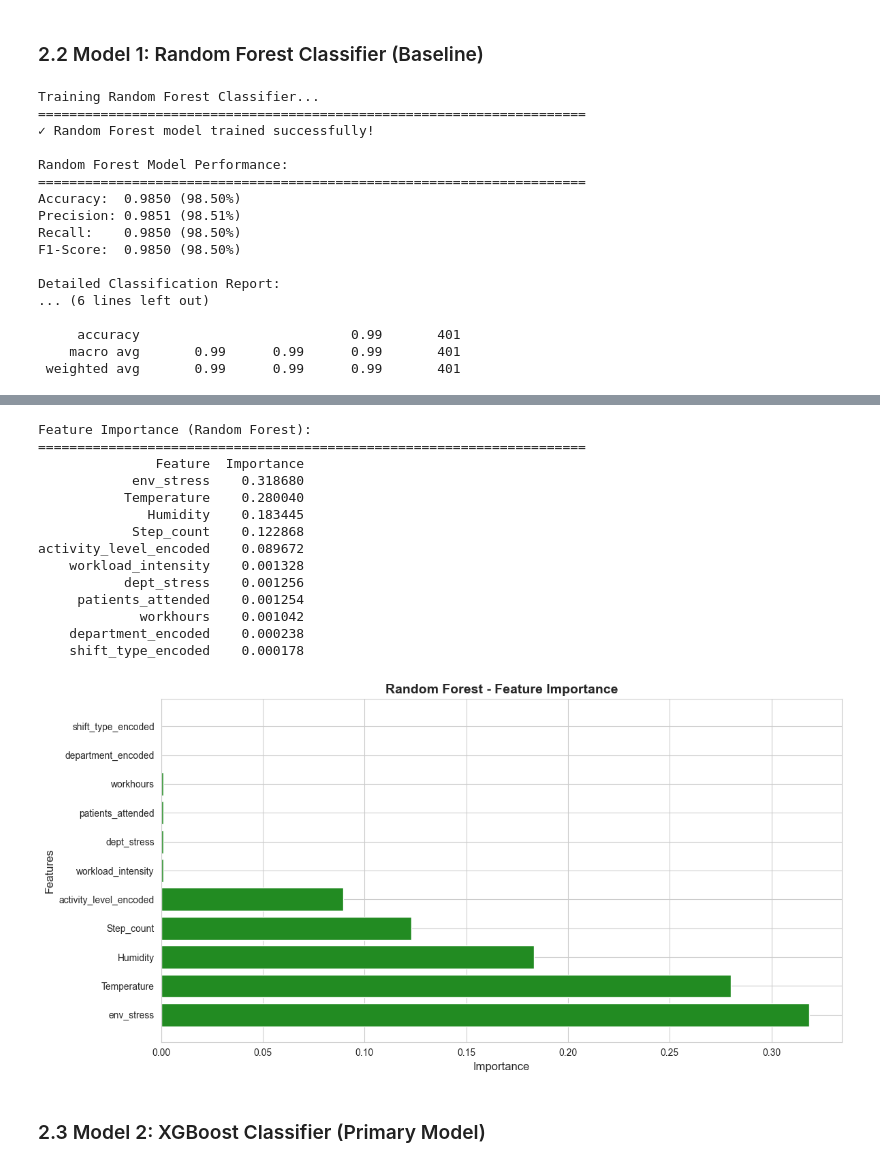
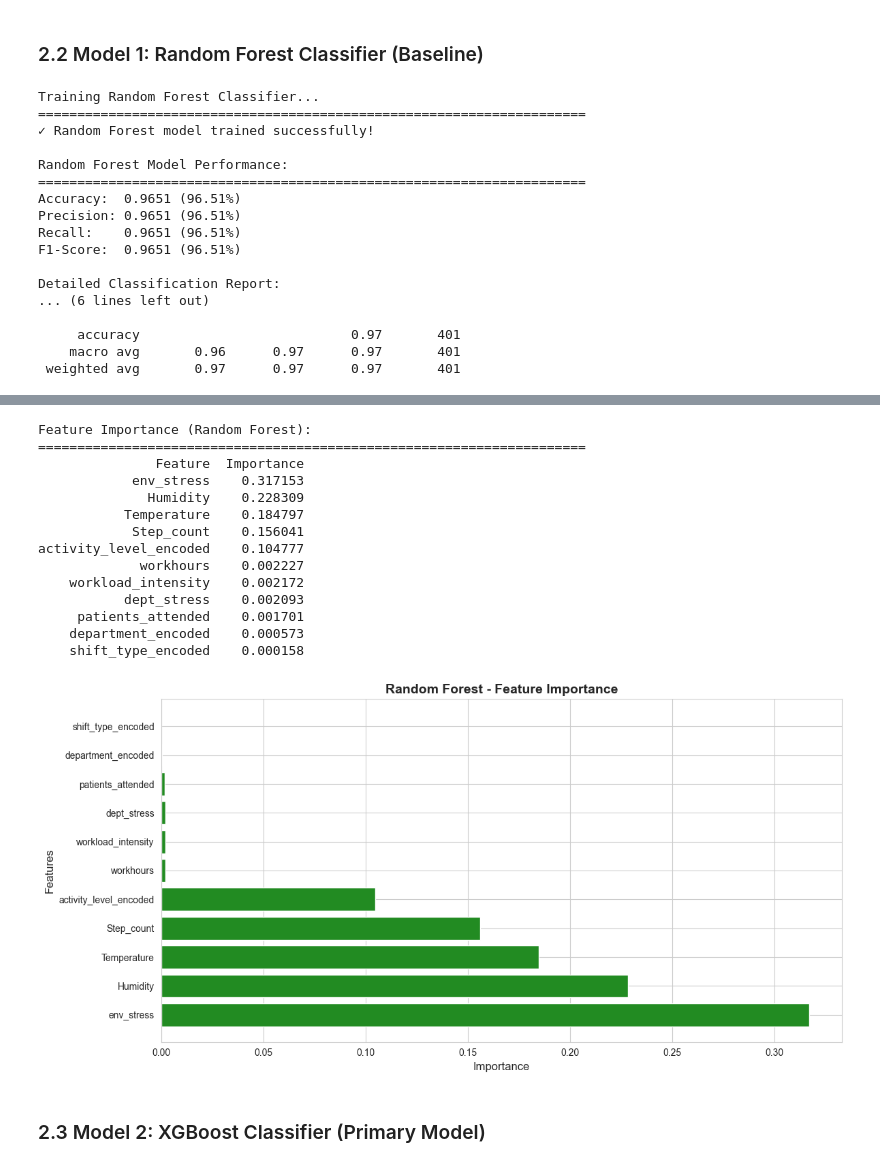
Before and after one commit to NandeeshNB/Explainable-Generative-AI-for-Stress-and-Burnout-Risk-Prediction-in-Healthcare-Workers, a Jupyter notebook: phase1_2_stress_prediction.ipynb, the cells around one changed output, grey strips where cells are left out. Drawn from its saved outputs; the diff is of its cells as text; code cells hidden in the pictures.

```diff
--- a/phase1_2_stress_prediction.ipynb
+++ b/phase1_2_stress_prediction.ipynb
@@ -286,7 +286,7 @@ SRG             24.0  0.0             33.47  2.47        8.20  0.77
 - Adds natural noise to prevent 100% accuracy
 # %%
 # FIXED DATA INTEGRATION - Prevents overfitting
-# Strategy: Break correlation + add noise + independent shuffling
+# Strategy: Break correlation + add HEAVY noise + independent shuffling
 
 physio_size = len(physio_data)
 workplace_size = len(workplace_data)
@@ -305,9 +305,8 @@ workplace_sampled = workplace_sampled.sample(frac=1, random_state=555).reset_ind
 # Combine the datasets
 combined_data = pd.concat([physio_data.reset_index(drop=True), workplace_sampled], axis=1)
 
-# ADD SIGNIFICANT NOISE to break perfect correlations
-# Temperature and Humidity are too perfectly correlated with stress
-noise_level = 0.05  # Increased to 5% noise (was 1%)
+# ADD HEAVY NOISE to break perfect correlations
+noise_level = 0.10  # Increased to 10% noise (was 5%)
 
 numerical_cols = ['Humidity', 'Temperature', 'Step_count', 'workhours',
                   'patients_attended', 'dept_stress']
@@ -317,11 +316,14 @@ for col in numerical_cols:
     noise = np.random.normal(0, combined_data[col].std() * noise_level, size=len(combined_data))
     combined_data[col] = combined_data[col] + noise
 
-# Add extra noise specifically to Temperature (strongest predictor)
-extra_noise = np.random.normal(0, combined_data['Temperature'].std() * 0.03, size=len(combined_data))
-combined_data['Temperature'] = combined_data['Temperature'] + extra_noise
+# Add EXTRA heavy noise to Temperature and Humidity (strongest predictors)
+extra_noise_temp = np.random.normal(0, combined_data['Temperature'].std() * 0.08, size=len(combined_data))
+combined_data['Temperature'] = combined_data['Temperature'] + extra_noise_temp
 
-print("✓ Added noise (5%) to prevent overfitting")
+extra_noise_hum = np.random.normal(0, combined_data['Humidity'].std() * 0.08, size=len(combined_data))
+combined_data['Humidity'] = combined_data['Humidity'] + extra_noise_hum
+
+print("✓ Added heavy noise (10% + extra 8% on Temp/Humidity) to prevent overfitting")
 print(f"\nCombined dataset shape: {combined_data.shape}")
 print(f"✓ Data integration completed")
 
@@ -755,24 +757,24 @@ Features used for modeling:
 # %% [markdown]
 ### 2.2 Model 1: Random Forest Classifier (Baseline)
 # %%
-# Train Random Forest model with strong regularization to prevent overfitting
+# Train Random Forest model with VERY STRONG regularization
 print("Training Random Forest Classifier...")
 print("="*70)
 
-# Initialize Random Forest with parameters to PREVENT overfitting
+# Initialize Random Forest with AGGRESSIVE constraints
 rf_model = RandomForestClassifier(
-    n_estimators=50,            # Reduced trees
-    max_depth=8,                # Shallow trees to prevent memorization
-    min_samples_split=20,       # Need more samples to split
-    min_samples_leaf=10,        # Need more samples in leaves
+    n_estimators=30,            # Further reduced trees (was 50)
+    max_depth=6,                # Even shallower (was 8)
+    min_samples_split=30,       # Need even more samples to split (was 20)
+    min_samples_leaf=15,        # Need even more samples in leaves (was 10)
     max_features='sqrt',        # Use only subset of features
-    max_samples=0.7,            # Bootstrap with only 70% of data
+    max_samples=0.6,            # Bootstrap with only 60% of data (was 70%)
     random_state=42,
     n_jobs=-1,
-    class_weight='balanced'     # Handle class imbalance
+    class_weight='balanced'
 )
 
-# Train the model (no scaling needed for tree-based models)
+# Train the model
 rf_model.fit(X_train, y_train)
 
 # Make predictions
@@ -838,14 +840,14 @@ Training Random Forest Classifier...
 
 Random Forest Model Performance:
 ======================================================================
-Accuracy:  0.9850 (98.50%)
-Precision: 0.9851 (98.51%)
-Recall:    0.9850 (98.50%)
-F1-Score:  0.9850 (98.50%)
+Accuracy:  0.9651 (96.51%)
+Precision: 0.9651 (96.51%)
+Recall:    0.9651 (96.51%)
+F1-Score:  0.9651 (96.51%)
 
 Detailed Classification Report:
 ... (6 lines left out)
 
-     accuracy                           0.99       401
-    macro avg       0.99      0.99      0.99       401
- weighted avg       0.99      0.99      0.99       401
+     accuracy                           0.97       401
+    macro avg       0.96      0.97      0.97       401
+ weighted avg       0.97      0.97      0.97       401
@@ -853,18 +855,18 @@ Detailed Classification Report:
 Feature Importance (Random Forest):
 ======================================================================
                Feature  Importance
-            env_stress    0.318680
-           Temperature    0.280040
-              Humidity    0.183445
-            Step_count    0.122868
-activity_level_encoded    0.089672
-    workload_intensity    0.001328
-           dept_stress    0.001256
-     patients_attended    0.001254
-             workhours    0.001042
-    department_encoded    0.000238
-    shift_type_encoded    0.000178
+            env_stress    0.317153
+              Humidity    0.228309
+           Temperature    0.184797
+            Step_count    0.156041
+activity_level_encoded    0.104777
+             workhours    0.002227
+    workload_intensity    0.002172
+           dept_stress    0.002093
+     patients_attended    0.001701
+    department_encoded    0.000573
+    shift_type_encoded    0.000158
-[figure, old version]
+[figure, new version]
 # %% [markdown]
 ### 2.3 Model 2: XGBoost Classifier (Primary Model)
 # %%
```
Also changed, not shown: parts of 11 cells of this notebook.
